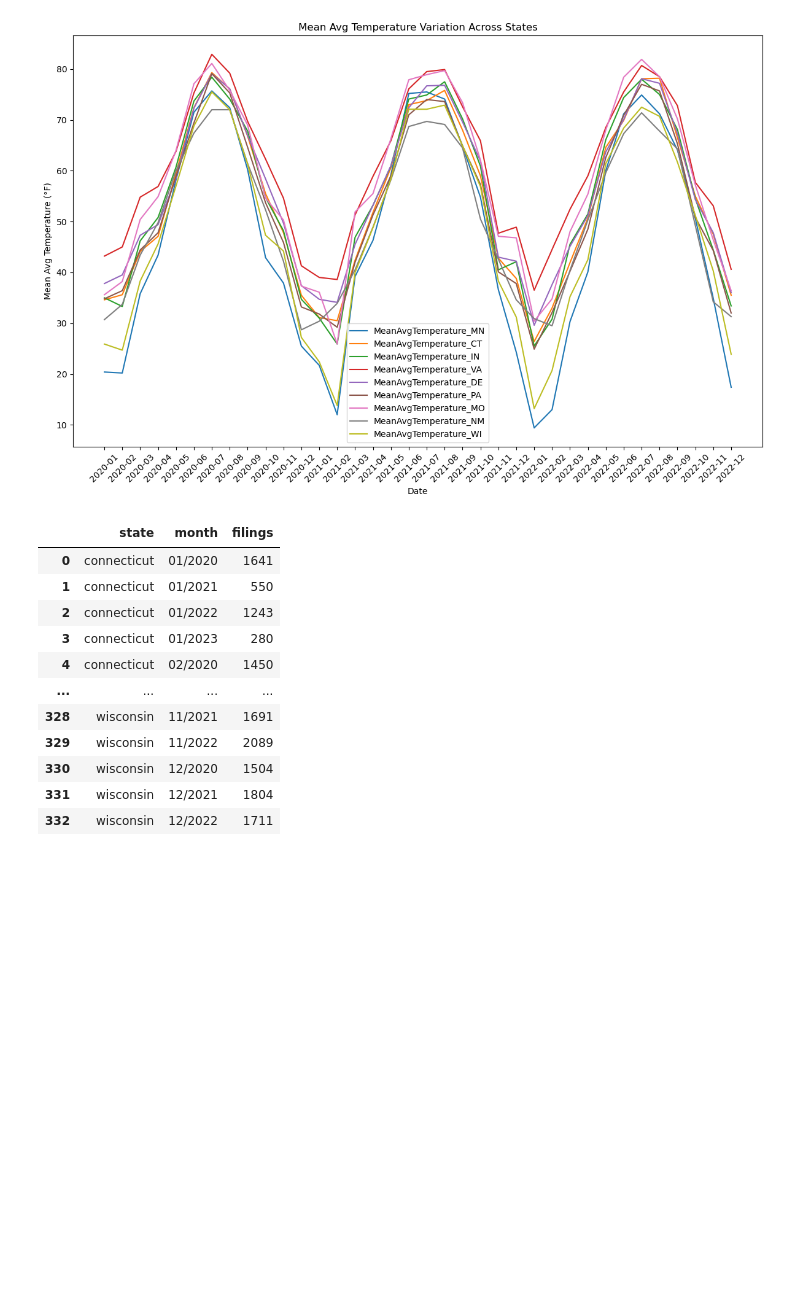
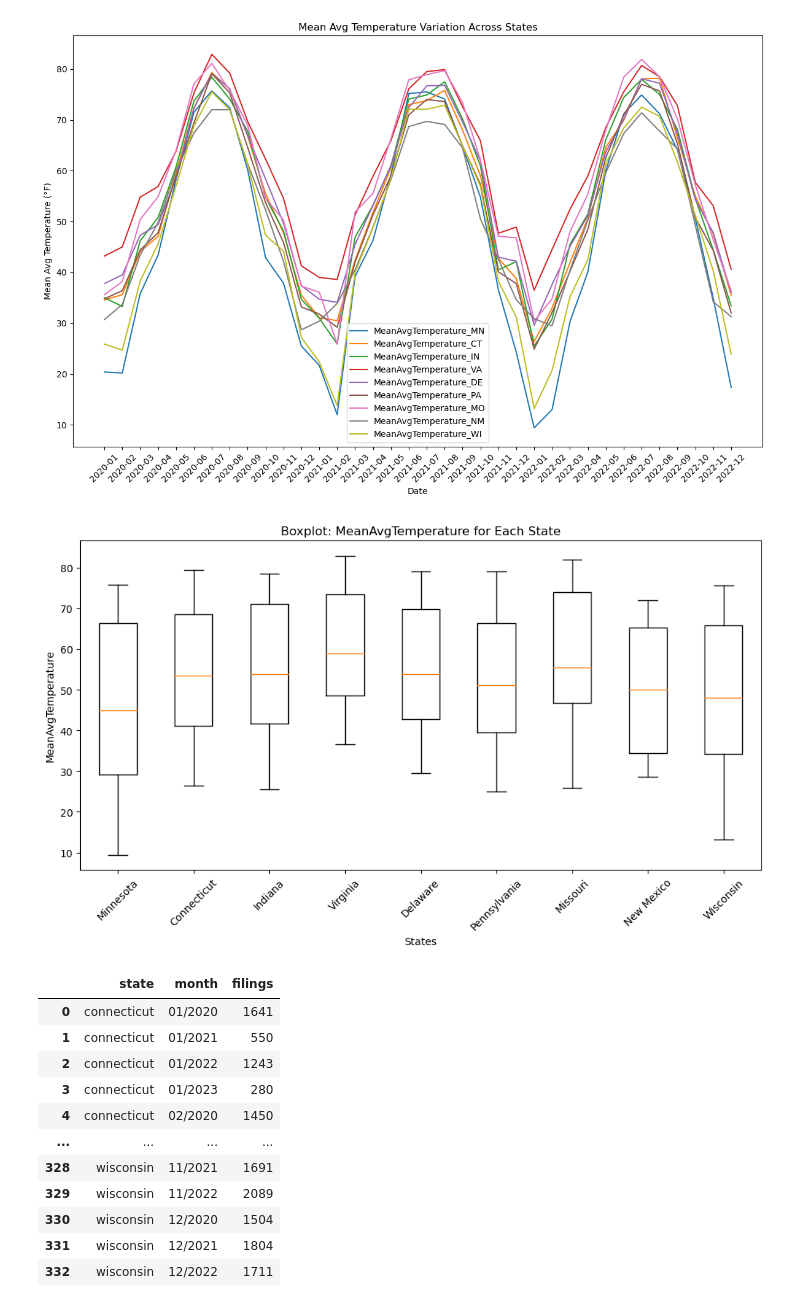
Before and after one commit to leon332157/348FinalProj, a Jupyter notebook: phuong.ipynb, the cells around one changed output. Saved outputs shown, nothing was run; the diff lists cells and outputs as text; code cells hidden in the pictures; blank space fills up the shorter version.

```diff
--- a/phuong.ipynb
+++ b/phuong.ipynb
@@ -190,6 +190,25 @@ plt.tight_layout()
 plt.show()
 # %% [output]
 [figure]
+# %%
+# List of dataframes
+dfs = [MN_df, CT_df, IN_df, VA_df, DE_df, PA_df, MO_df, NM_df, WI_df]
+states = ['Minnesota', 'Connecticut', 'Indiana', 'Virginia', 'Delaware', 'Pennsylvania', 'Missouri', 'New Mexico', 'Wisconsin']
+
+# Extracting MeanAvgTemperature column from each DataFrame
+temperature_data = [df['MeanAvgTemperature'] for df in dfs]
+
+# Create boxplots for MeanAvgTemperature for each state
+plt.figure(figsize=(10, 6))
+plt.boxplot(temperature_data, labels=states)
+plt.xlabel('States')
+plt.ylabel('MeanAvgTemperature')
+plt.title('Boxplot: MeanAvgTemperature for Each State')
+plt.xticks(rotation=45)
+plt.tight_layout()
+plt.show()
+# %% [output]
+[figure, added]
 # %%
 new_df = conviction_df.groupby(['state', 'month'], as_index=False)['filings'].sum()
 new_df
```
Also changed, not shown: parts of 20 cells of this notebook, 4 other files.
